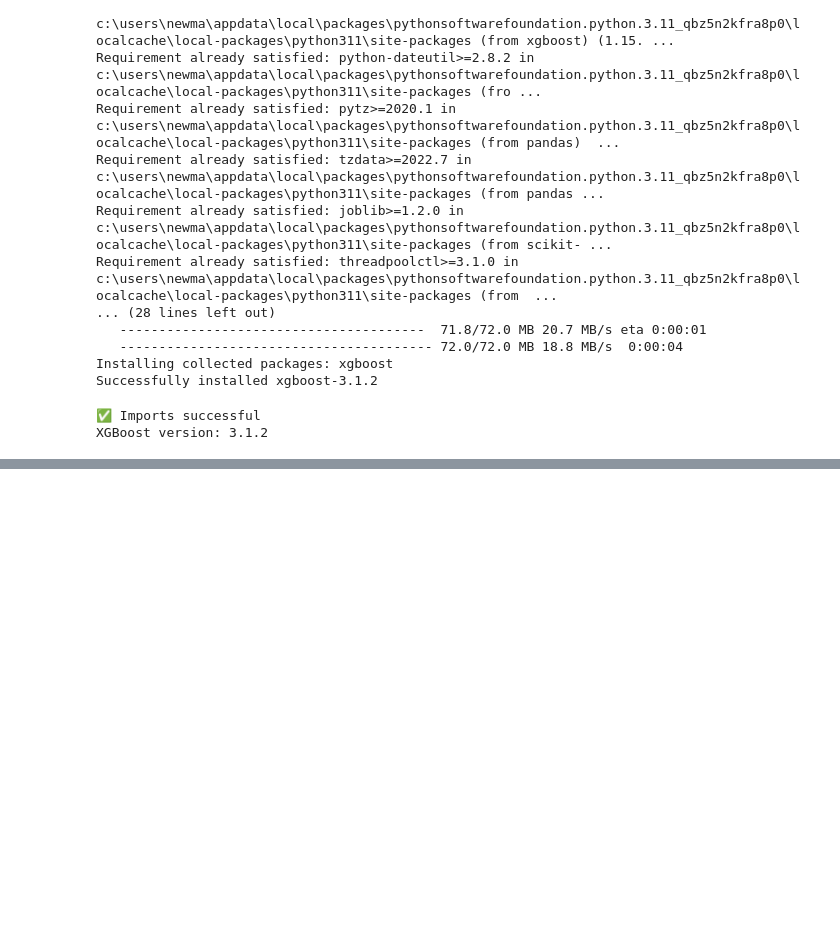
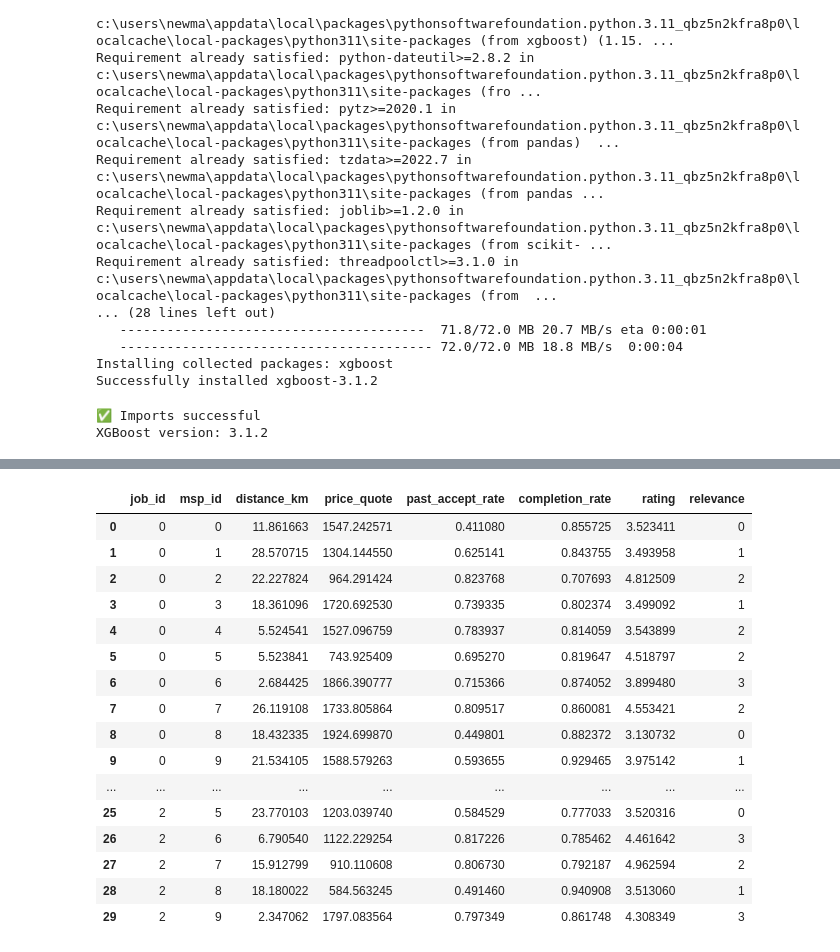
Before and after one commit to disastrousDEVIL/XGBoost-learning-to-rank-API, a Jupyter notebook: xgboost_msp_ranking.ipynb, the cells around one changed output, grey strips where cells are left out. Drawn from its saved outputs; the diff is of its cells as text; code cells hidden in the pictures; blank space fills up the shorter version.

```diff
--- a/xgboost_msp_ranking.ipynb
+++ b/xgboost_msp_ranking.ipynb
@@ -61,0 +91,20 @@ NameError: name 'df' is not defined
+# %%
+train_df.head(30)
+# %% [output]
+|  | job_id | msp_id | distance_km | price_quote | past_accept_rate | completion_rate | rating | relevance |
+| 0 | 0 | 0 | 11.861663 | 1547.242571 | 0.411080 | 0.855725 | 3.523411 | 0 |
+| 1 | 0 | 1 | 28.570715 | 1304.144550 | 0.625141 | 0.843755 | 3.493958 | 1 |
+| 2 | 0 | 2 | 22.227824 | 964.291424 | 0.823768 | 0.707693 | 4.812509 | 2 |
+| 3 | 0 | 3 | 18.361096 | 1720.692530 | 0.739335 | 0.802374 | 3.499092 | 1 |
+| 4 | 0 | 4 | 5.524541 | 1527.096759 | 0.783937 | 0.814059 | 3.543899 | 2 |
+| 5 | 0 | 5 | 5.523841 | 743.925409 | 0.695270 | 0.819647 | 4.518797 | 2 |
+| 6 | 0 | 6 | 2.684425 | 1866.390777 | 0.715366 | 0.874052 | 3.899480 | 3 |
+| 7 | 0 | 7 | 26.119108 | 1733.805864 | 0.809517 | 0.860081 | 4.553421 | 2 |
+| 8 | 0 | 8 | 18.432335 | 1924.699870 | 0.449801 | 0.882372 | 3.130732 | 0 |
+| 9 | 0 | 9 | 21.534105 | 1588.579263 | 0.593655 | 0.929465 | 3.975142 | 1 |
+| ... | ... | ... | ... | ... | ... | ... | ... | ... |
+| 25 | 2 | 5 | 23.770103 | 1203.039740 | 0.584529 | 0.777033 | 3.520316 | 0 |
+| 26 | 2 | 6 | 6.790540 | 1122.229254 | 0.817226 | 0.785462 | 4.461642 | 3 |
+| 27 | 2 | 7 | 15.912799 | 910.110608 | 0.806730 | 0.792187 | 4.962594 | 2 |
+| 28 | 2 | 8 | 18.180022 | 584.563245 | 0.491460 | 0.940908 | 3.513060 | 1 |
+| 29 | 2 | 9 | 2.347062 | 1797.083564 | 0.797349 | 0.861748 | 4.308349 | 3 |
```
Also changed, not shown: parts of 8 cells of this notebook.
